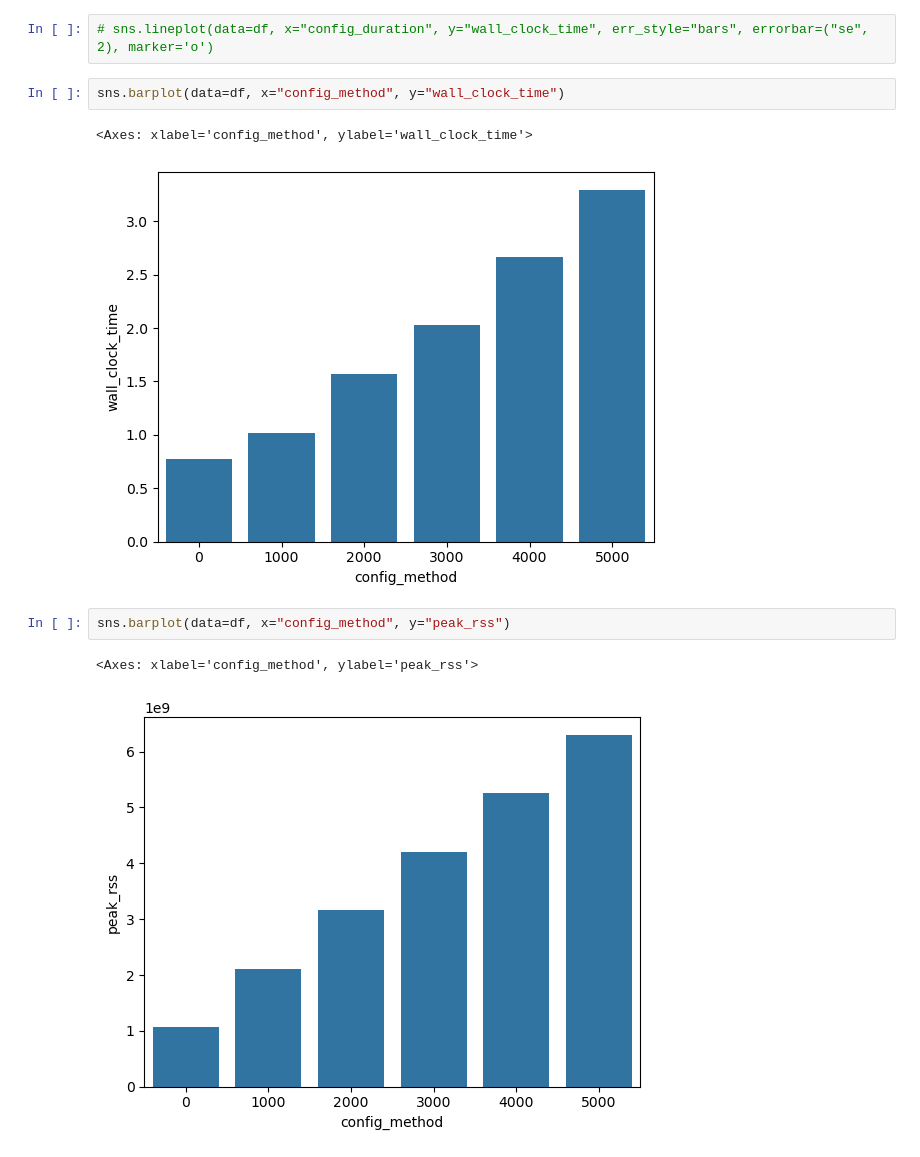
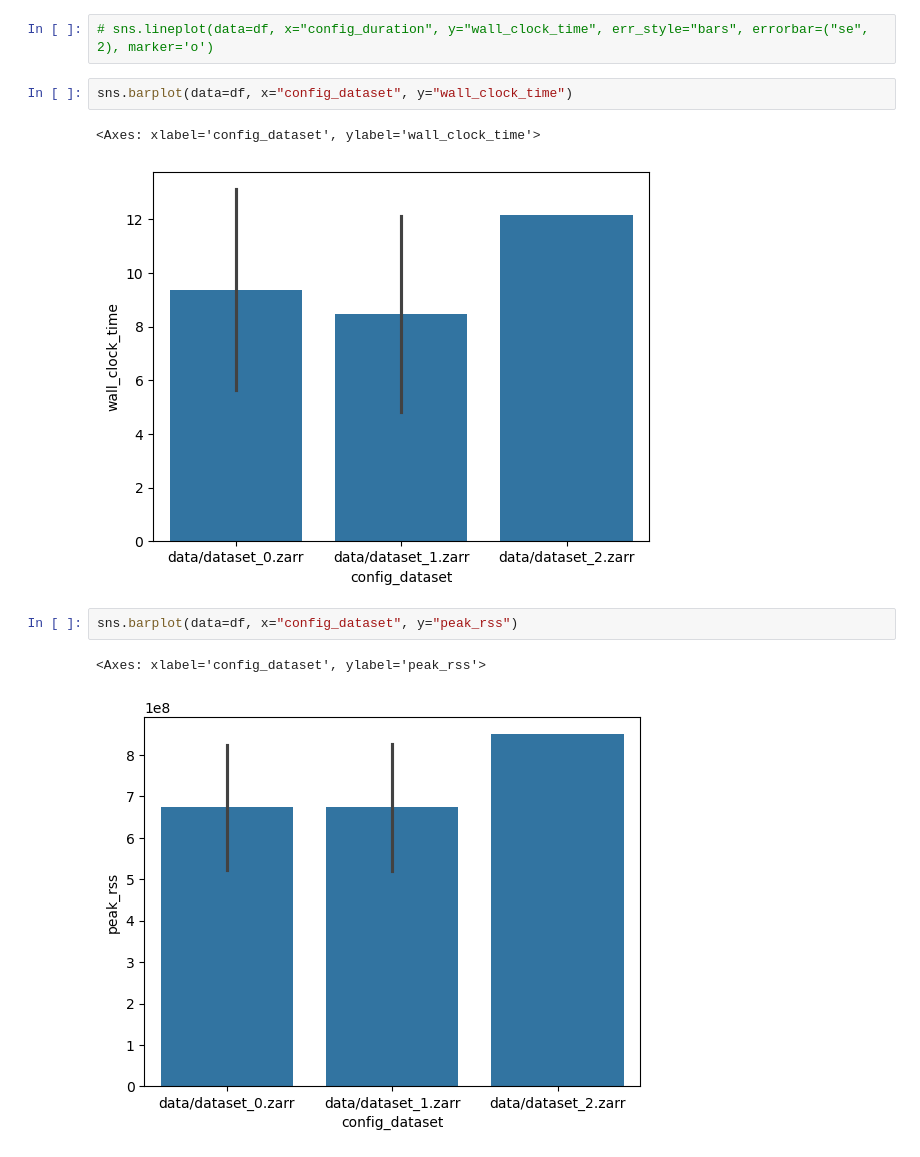
Before and after one commit to saeyslab/harpy_figures, a Jupyter notebook: figures.ipynb, the cells around one changed output. Drawn from its saved outputs; the diff is of its cells as text.

```diff
--- a/figures.ipynb
+++ b/figures.ipynb
@@ -17,12 +16,12 @@ df
 # %%
 # sns.lineplot(data=df, x="config_duration", y="wall_clock_time", err_style="bars", errorbar=("se", 2), marker='o')
 # %%
-sns.barplot(data=df, x="config_method", y="wall_clock_time")
+sns.barplot(data=df, x="config_dataset", y="wall_clock_time")
 # %% [output]
-<Axes: xlabel='config_method', ylabel='wall_clock_time'>
+<Axes: xlabel='config_dataset', ylabel='wall_clock_time'>
-[figure, old version]
+[figure, new version]
 # %%
-sns.barplot(data=df, x="config_method", y="peak_rss")
+sns.barplot(data=df, x="config_dataset", y="peak_rss")
 # %% [output]
-<Axes: xlabel='config_method', ylabel='peak_rss'>
+<Axes: xlabel='config_dataset', ylabel='peak_rss'>
-[figure, old version]
+[figure, new version]
```
Also changed, not shown: parts of 1 cell of this notebook, 4 other files.
